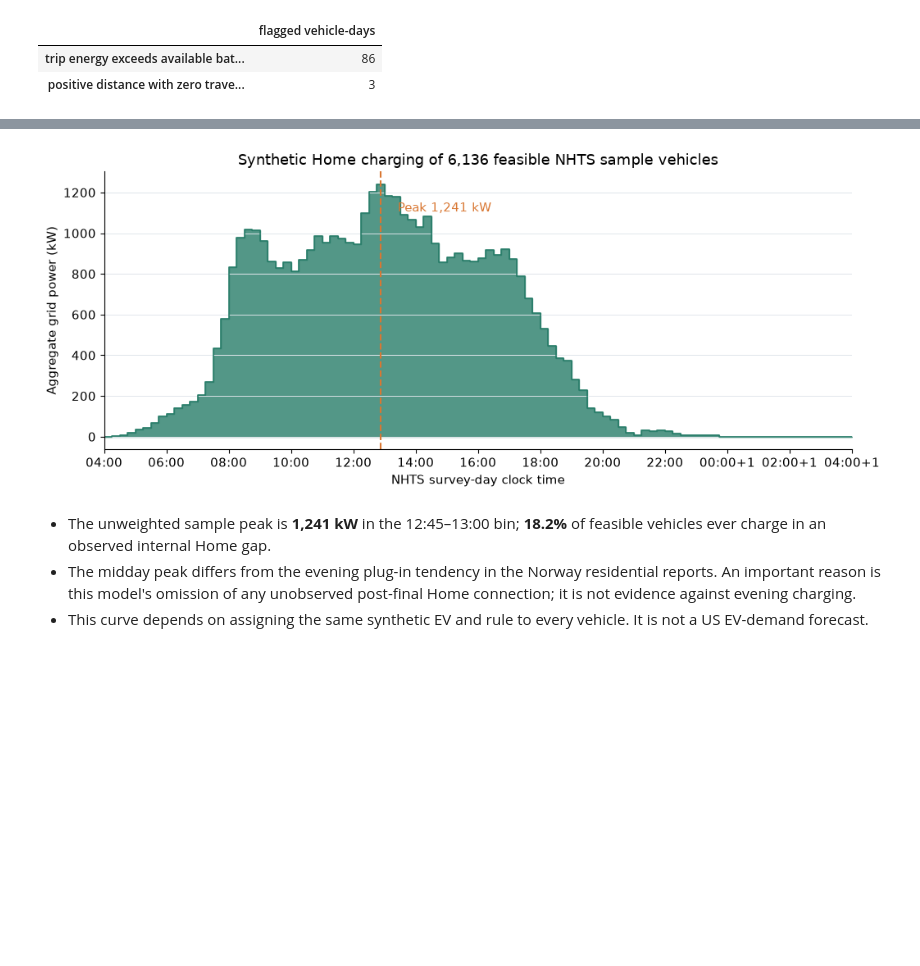
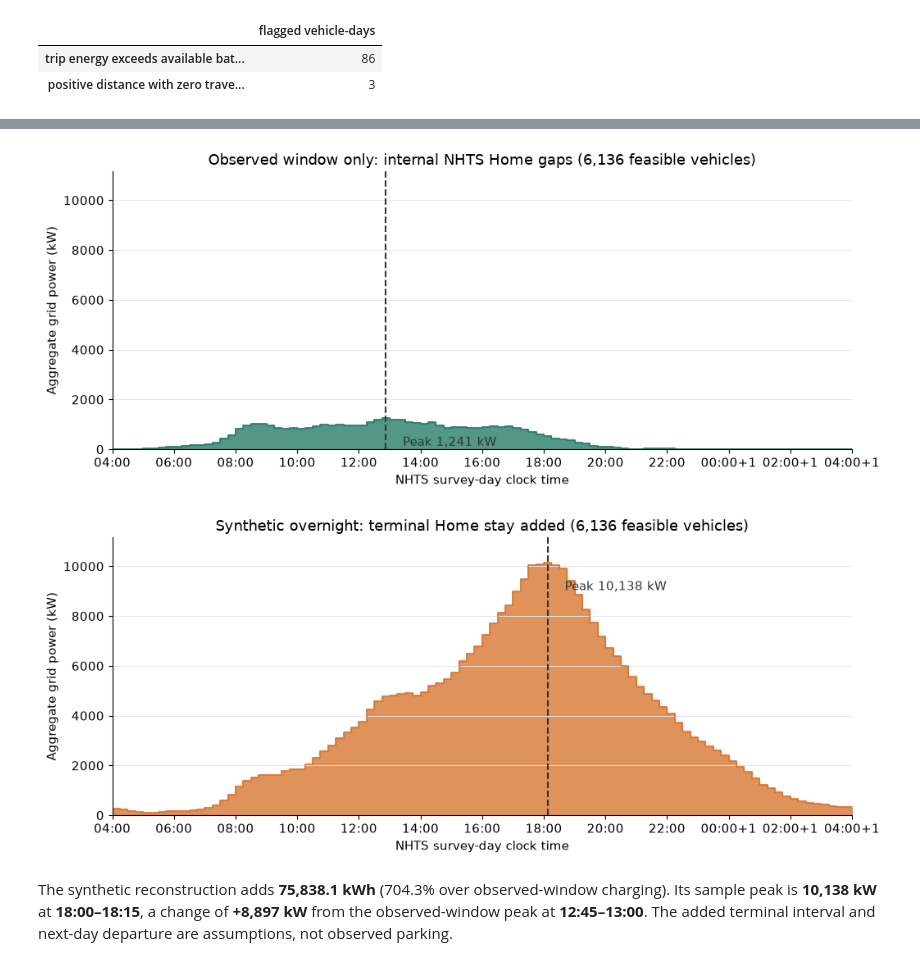
Before and after one commit to Harshul5114/btp_ev-user-behaviour, a Jupyter notebook: notebooks/05_ev_load_prototype.ipynb, the cells around one changed output, grey strips where cells are left out. Saved outputs shown, nothing was run; the diff lists cells and outputs as text; code cells hidden in the pictures; blank space fills up the shorter version.

Commit message:
Add synthetic overnight EV charging scenario and aggregate comparison

```diff
--- a/notebooks/05_ev_load_prototype.ipynb
+++ b/notebooks/05_ev_load_prototype.ipynb
@@ -411,37 +461,49 @@ Name: Sample simulation, dtype: object
 # %%
-fig,ax=plt.subplots(figsize=(10.5,4.4))
-aggregate_x=np.r_[BIN_STARTS_MIN,DAY_END_MIN]
-aggregate_y=np.r_[aggregate_power_kw,aggregate_power_kw[-1]]
-ax.fill_between(aggregate_x,aggregate_y,step="post",color=HOME,alpha=.80)
-ax.plot(aggregate_x,aggregate_y,drawstyle="steps-post",color=HOME,lw=1.2)
-ax.axvline(BIN_STARTS_MIN[peak_bin]+BIN_MIN/2,color=POWER,ls="--",lw=1.5)
-ax.annotate(f"Peak {peak_kw:,.0f} kW",(BIN_STARTS_MIN[peak_bin]+BIN_MIN/2,peak_kw),
-            xytext=(15,-24),textcoords="offset points",color=POWER)
-ax.set_xticks(ticks,labels)
-ax.set_xlim(DAY_START_MIN,DAY_END_MIN)
-ax.set(title=f"Synthetic Home charging of {simulated_vehicles:,} feasible NHTS sample vehicles",
-       xlabel="NHTS survey-day clock time",ylabel="Aggregate grid power (kW)")
-ax.grid(axis="y",color="#e1e6eb",lw=.7)
-fig.tight_layout()
-aggregate_figure=figure_dir/"02_aggregate_home_charging_sample.png"
-fig.savefig(aggregate_figure,dpi=190,bbox_inches="tight")
-plt.show()
+common_ymax = 1.10 * max(aggregate_power_kw.max(), synthetic_aggregate_power_kw.max())
+aggregate_x = np.r_[BIN_STARTS_MIN, DAY_END_MIN]
+scenario_figures = [
+    ("Observed window only: internal NHTS Home gaps", aggregate_power_kw,
+     "02_aggregate_home_charging_sample.png", HOME),
+    ("Synthetic overnight: terminal Home stay added", synthetic_aggregate_power_kw,
+     "03_aggregate_home_charging_synthetic_overnight.png", POWER),
+]
+for title, profile, filename, color in scenario_figures:
+    peak_bin_s = int(np.argmax(profile))
+    peak_kw_s = float(profile[peak_bin_s])
+    fig, ax = plt.subplots(figsize=(10.5, 4.4))
+    aggregate_y = np.r_[profile, profile[-1]]
+    ax.fill_between(aggregate_x, aggregate_y, step="post", color=color, alpha=.80)
+    ax.plot(aggregate_x, aggregate_y, drawstyle="steps-post", color=color, lw=1.2)
+    ax.axvline(BIN_STARTS_MIN[peak_bin_s]+BIN_MIN/2, color="#333333", ls="--", lw=1.5)
+    ax.annotate(f"Peak {peak_kw_s:,.0f} kW",
+                (BIN_STARTS_MIN[peak_bin_s]+BIN_MIN/2, peak_kw_s),
+                xytext=(15,-24), textcoords="offset points", color="#333333")
+    ax.set_xticks(ticks, labels)
+    ax.set_xlim(DAY_START_MIN, DAY_END_MIN)
+    ax.set_ylim(0, common_ymax)
+    ax.set(title=f"{title} ({simulated_vehicles:,} feasible vehicles)",
+           xlabel="NHTS survey-day clock time", ylabel="Aggregate grid power (kW)")
+    ax.grid(axis="y", color="#e1e6eb", lw=.7)
+    fig.tight_layout()
+    fig.savefig(figure_dir/filename, dpi=190, bbox_inches="tight")
+    plt.show()
+aggregate_figure = figure_dir / scenario_figures[0][2]
+synthetic_figure = figure_dir / scenario_figures[1][2]
+energy_increase = scenario_table.loc["Synthetic overnight","Total grid energy (kWh)"] - aggregate_grid_kwh
+peak_change = scenario_table.loc["Synthetic overnight","Aggregate peak (kW)"] - peak_kw
 display(Markdown(
-    f"- The unweighted sample peak is **{peak_kw:,.0f} kW** in the "
-    f"{clock(BIN_STARTS_MIN[peak_bin])}–{clock(BIN_STARTS_MIN[peak_bin]+BIN_MIN)} "
-    f"bin; **{100*ever_charged/simulated_vehicles:.1f}%** of feasible vehicles "
-    "ever charge in an observed internal Home gap.\n"
-    "- The midday peak differs from the evening plug-in tendency in the Norway "
-    "residential reports. An important reason is this model's omission of any "
-    "unobserved post-final Home connection; it is not evidence against evening charging.\n"
-    "- This curve depends on assigning the same synthetic EV and rule to every "
-    "vehicle. It is not a US EV-demand forecast."
+    f"The synthetic reconstruction adds **{energy_increase:,.1f} kWh** "
+    f"({100*energy_increase/aggregate_grid_kwh:.1f}% over observed-window charging). "
+    f"Its sample peak is **{scenario_table.loc['Synthetic overnight','Aggregate peak (kW)']:,.0f} kW** "
+    f"at **{scenario_table.loc['Synthetic overnight','Peak time']}**, "
+    f"a change of **{peak_change:+,.0f} kW** from the observed-window peak at "
+    f"**{scenario_table.loc['Observed window only','Peak time']}**. "
+    "The added terminal interval and next-day departure are assumptions, not observed parking."
 ))
 # %% [output]
-[figure, old version]
+[figure, new version]
+[figure, added]
-- The unweighted sample peak is **1,241 kW** in the 12:45–13:00 bin; **18.2%** of feasible vehicles ever charge in an observed internal Home gap.
-- The midday peak differs from the evening plug-in tendency in the Norway residential reports. An important reason is this model's omission of any unobserved post-final Home connection; it is not evidence against evening charging.
-- This curve depends on assigning the same synthetic EV and rule to every vehicle. It is not a US EV-demand forecast.
+The synthetic reconstruction adds **75,838.1 kWh** (704.3% over observed-window charging). Its sample peak is **10,138 kW** at **18:00–18:15**, a change of **+8,897 kW** from the observed-window peak at **12:45–13:00**. The added terminal interval and next-day departure are assumptions, not observed parking.
 # %% [markdown]
 ## 7. Reality check and limits
 
```
Also changed, not shown: parts of 6 cells of this notebook, 4 other files.
